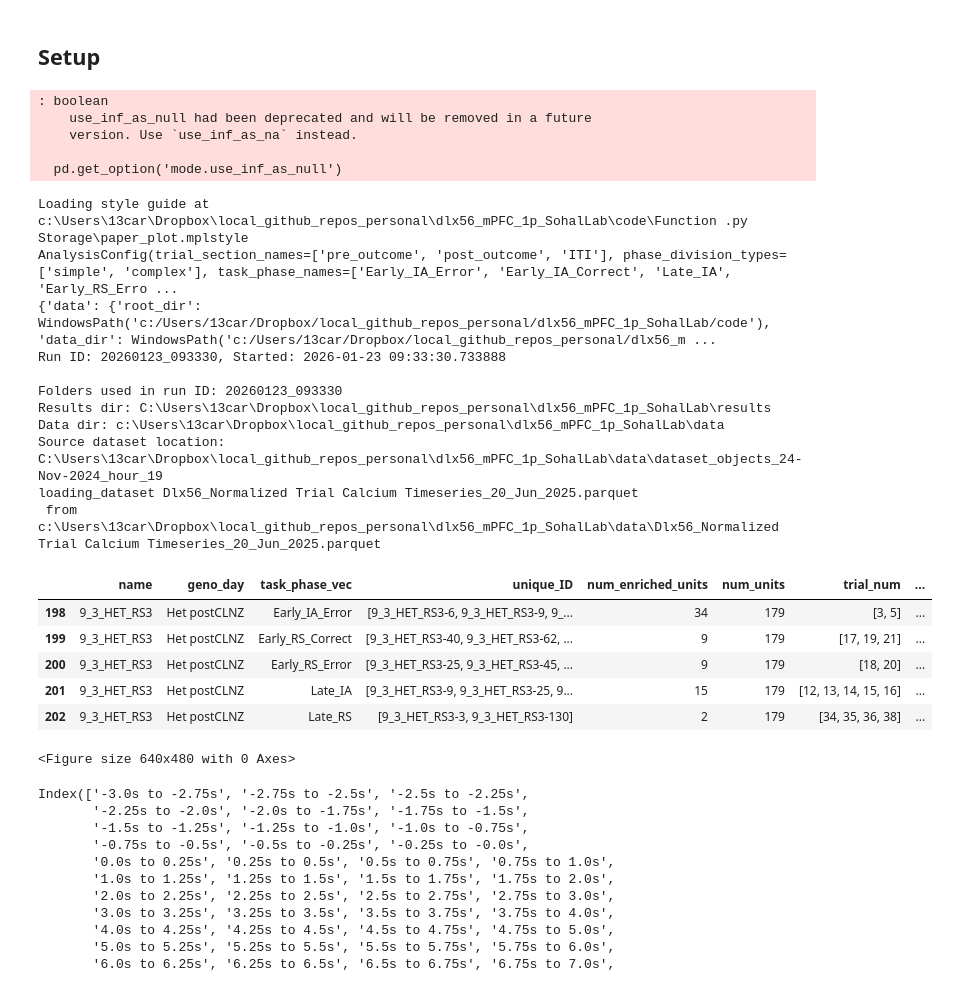
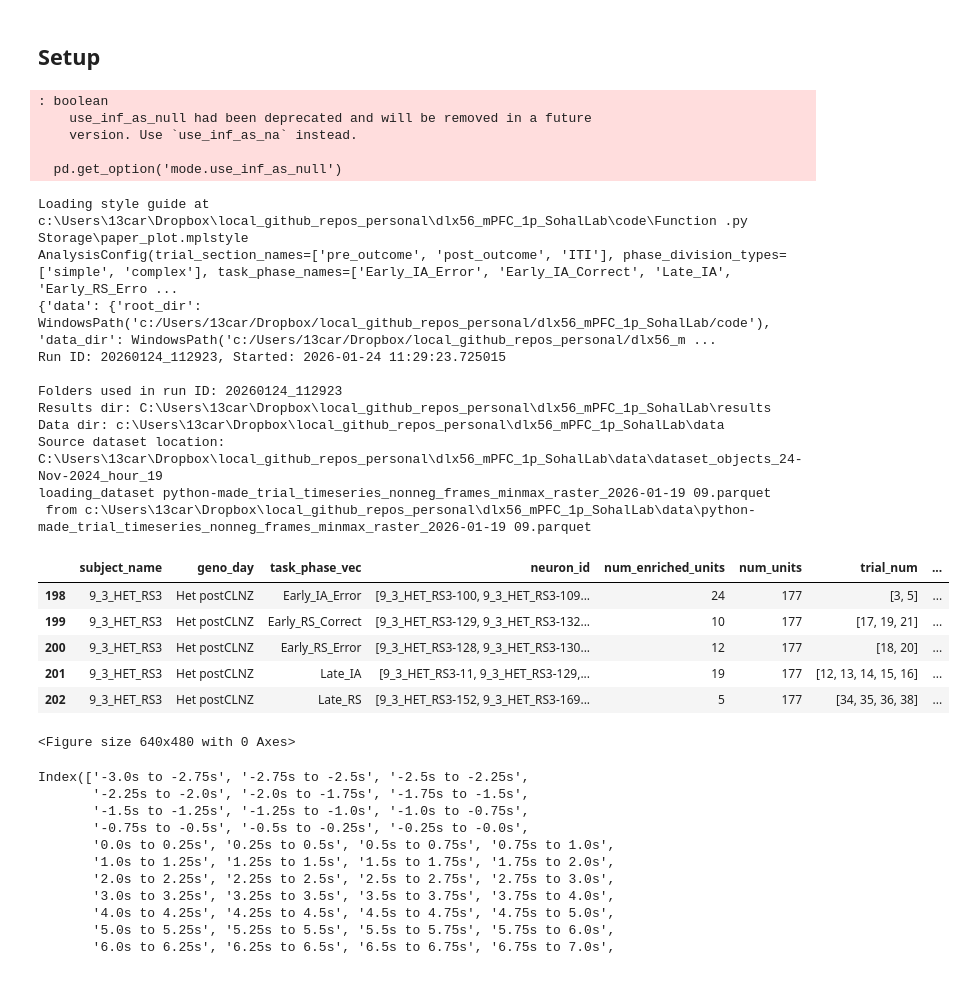
Before and after one commit to cjohnsoncruz/dlx56_mPFC_1p_SohalLab, a Jupyter notebook: code/revisions_linear_classifiers_v3_weight_save.ipynb, the cells around one changed output. Cells and saved outputs as stored; diff of their text form; code cells hidden in the pictures.

```diff
--- a/code/revisions_linear_classifiers_v3_weight_save.ipynb
+++ b/code/revisions_linear_classifiers_v3_weight_save.ipynb
@@ -118,50 +118,50 @@ shutil.copy('config.yaml', run_output_dir / 'config_used.yaml')
 ##IMPORT TIME_SERIES
 #declare loc/names of files to read
 output_folder = os.getcwd() +"/output/"
-# new_trial_df_filename = Path(r"python-made_trial_timeseries_nonneg_frames_minmax_raster_2026-01-19 09.parquet")
+new_trial_df_filename = Path(r"python-made_trial_timeseries_nonneg_frames_minmax_raster_2026-01-19 09.parquet")
 # new_trial_df_filename = Path(r"python-made_trial_timeseries_raster_2025-12-21 12.parquet")
-new_trial_df_filename = f"Dlx56_Normalized Trial Calcium Timeseries_20_Jun_2025.parquet"
+# new_trial_df_filename = f"Dlx56_Normalized Trial Calcium Timeseries_20_Jun_2025.parquet"
 trial_df_filename = data_dir /  new_trial_df_filename
 print(f"loading_dataset {new_trial_df_filename} \n from {trial_df_filename}")
 trial_tseries_df_norm = pd.read_parquet(trial_df_filename)
 trial_tseries_df_norm.tail()
 #col names for analysis
 stage_col = 'task_phase_vec'
-# subject_col = 'subject_name'
-subject_col = 'name'
-# unit_ID_col = 'neuron_id'
-unit_ID_col = 'unique_ID'
+subject_col = 'subject_name'
+# subject_col = 'name'
+unit_ID_col = 'neuron_id'
+# unit_ID_col = 'unique_ID'
 # get stage names from data
 stage_names = sorted(trial_tseries_df_norm[stage_col].unique())#hardcode the stage_names (to not rely on the order of the 'unique() vector of the df
 numeric_col = get_numeric_cols_timeseries(trial_tseries_df_norm, " to ")
 unit_mean_tseries =  get_unit_mean_timeseries_by_phase(trial_tseries_df_norm,['trial_num'], [subject_col, unit_ID_col,'geno_day', stage_col], numeric_col)
 # note informative stats for refernce later if necessary
 subject_stage_info_df = get_subject_stage_info_df(trial_tseries_df_norm, cell_id_name_col = unit_ID_col, subj_name_col = subject_col)#.rename({unit_ID_col: "unique_ID"},axis = 1) # get subj level dfs
 n_total_units = unit_mean_tseries.groupby(by = 'geno_day')[unit_ID_col].nunique()
 subject_stage_info_df.tail()
 # %% [output]
 : boolean
     use_inf_as_null had been deprecated and will be removed in a future
     version. Use `use_inf_as_na` instead.
 
   pd.get_option('mode.use_inf_as_null')
 Loading style guide at c:\Users\13car\Dropbox\local_github_repos_personal\dlx56_mPFC_1p_SohalLab\code\Function .py Storage\paper_plot.mplstyle
 AnalysisConfig(trial_section_names=['pre_outcome', 'post_outcome', 'ITI'], phase_division_types=['simple', 'complex'], task_phase_names=['Early_IA_Error', 'Early_IA_Correct', 'Late_IA', 'Early_RS_Erro ...
 {'data': {'root_dir': WindowsPath('c:/Users/13car/Dropbox/local_github_repos_personal/dlx56_mPFC_1p_SohalLab/code'), 'data_dir': WindowsPath('c:/Users/13car/Dropbox/local_github_repos_personal/dlx56_m ...
-Run ID: 20260123_093330, Started: 2026-01-23 09:33:30.733888
+Run ID: 20260124_112923, Started: 2026-01-24 11:29:23.725015
 
-Folders used in run ID: 20260123_093330
+Folders used in run ID: 20260124_112923
 Results dir: C:\Users\13car\Dropbox\local_github_repos_personal\dlx56_mPFC_1p_SohalLab\results
 Data dir: c:\Users\13car\Dropbox\local_github_repos_personal\dlx56_mPFC_1p_SohalLab\data
 Source dataset location: C:\Users\13car\Dropbox\local_github_repos_personal\dlx56_mPFC_1p_SohalLab\data\dataset_objects_24-Nov-2024_hour_19
-loading_dataset Dlx56_Normalized Trial Calcium Timeseries_20_Jun_2025.parquet
- from c:\Users\13car\Dropbox\local_github_repos_personal\dlx56_mPFC_1p_SohalLab\data\Dlx56_Normalized Trial Calcium Timeseries_20_Jun_2025.parquet
+loading_dataset python-made_trial_timeseries_nonneg_frames_minmax_raster_2026-01-19 09.parquet
+ from c:\Users\13car\Dropbox\local_github_repos_personal\dlx56_mPFC_1p_SohalLab\data\python-made_trial_timeseries_nonneg_frames_minmax_raster_2026-01-19 09.parquet
-|  | name | geno_day | task_phase_vec | unique_ID | num_enriched_units | num_units | trial_num | ... |
-| 198 | 9_3_HET_RS3 | Het postCLNZ | Early_IA_Error | [9_3_HET_RS3-6, 9_3_HET_RS3-9, 9_... | 34 | 179 | [3, 5] | ... |
-| 199 | 9_3_HET_RS3 | Het postCLNZ | Early_RS_Correct | [9_3_HET_RS3-40, 9_3_HET_RS3-62, ... | 9 | 179 | [17, 19, 21] | ... |
-| 200 | 9_3_HET_RS3 | Het postCLNZ | Early_RS_Error | [9_3_HET_RS3-25, 9_3_HET_RS3-45, ... | 9 | 179 | [18, 20] | ... |
-| 201 | 9_3_HET_RS3 | Het postCLNZ | Late_IA | [9_3_HET_RS3-9, 9_3_HET_RS3-25, 9... | 15 | 179 | [12, 13, 14, 15, 16] | ... |
-| 202 | 9_3_HET_RS3 | Het postCLNZ | Late_RS | [9_3_HET_RS3-3, 9_3_HET_RS3-130] | 2 | 179 | [34, 35, 36, 38] | ... |
+|  | subject_name | geno_day | task_phase_vec | neuron_id | num_enriched_units | num_units | trial_num | ... |
+| 198 | 9_3_HET_RS3 | Het postCLNZ | Early_IA_Error | [9_3_HET_RS3-100, 9_3_HET_RS3-109... | 24 | 177 | [3, 5] | ... |
+| 199 | 9_3_HET_RS3 | Het postCLNZ | Early_RS_Correct | [9_3_HET_RS3-129, 9_3_HET_RS3-132... | 10 | 177 | [17, 19, 21] | ... |
+| 200 | 9_3_HET_RS3 | Het postCLNZ | Early_RS_Error | [9_3_HET_RS3-128, 9_3_HET_RS3-130... | 12 | 177 | [18, 20] | ... |
+| 201 | 9_3_HET_RS3 | Het postCLNZ | Late_IA | [9_3_HET_RS3-11, 9_3_HET_RS3-129,... | 19 | 177 | [12, 13, 14, 15, 16] | ... |
+| 202 | 9_3_HET_RS3 | Het postCLNZ | Late_RS | [9_3_HET_RS3-152, 9_3_HET_RS3-169... | 5 | 177 | [34, 35, 36, 38] | ... |
 <Figure size 640x480 with 0 Axes>
 # %%
 print(numeric_col)
```
Also changed, not shown: parts of 33 cells of this notebook, 1 other file.
